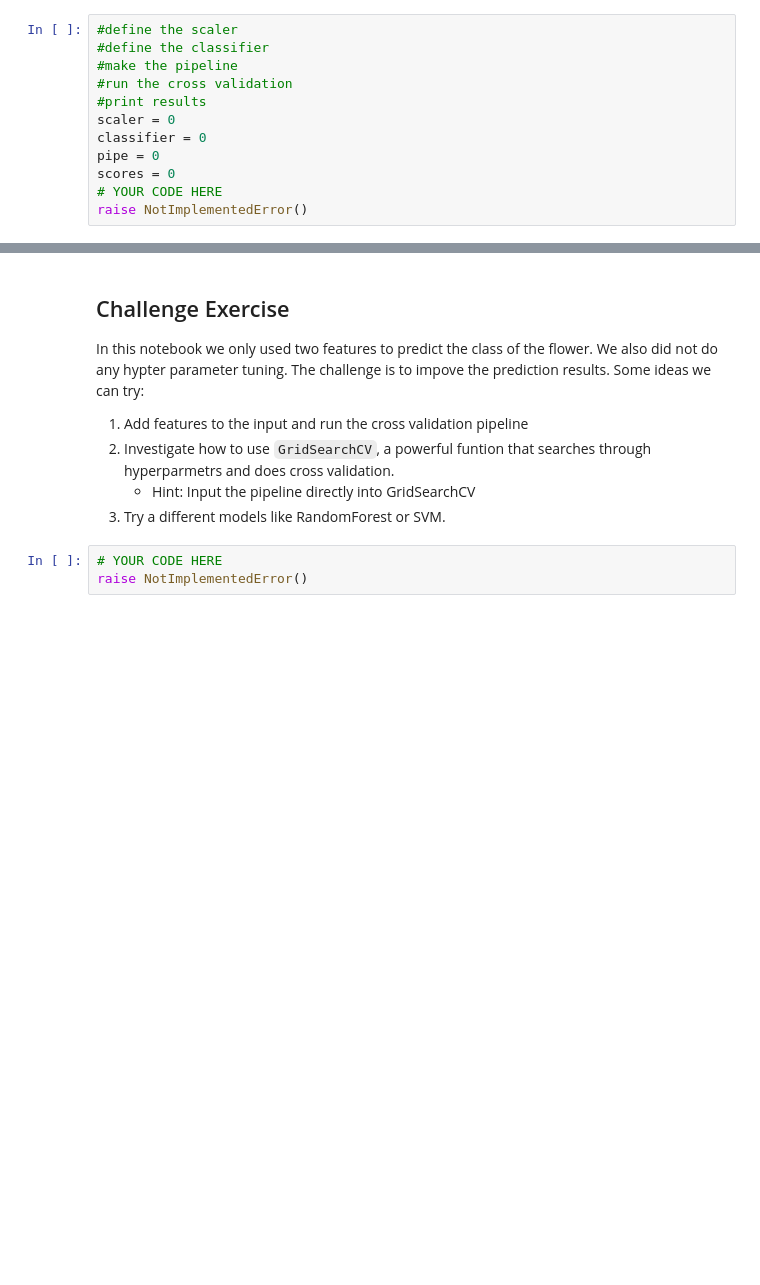
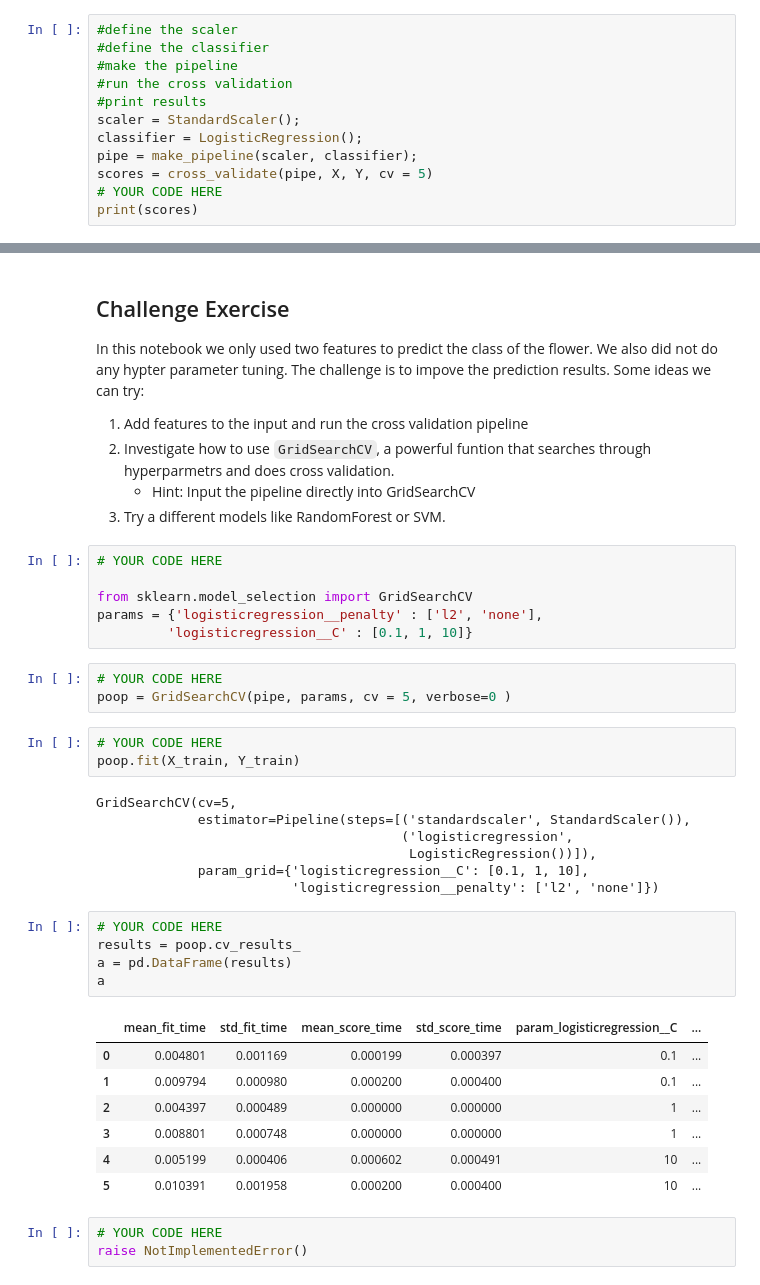
Before and after one commit to mateozor/ai_may21, a Jupyter notebook: 3. Machine Learning/01. Intro_to_ML/exercises/ml1.ipynb, the cells around one changed output, grey strips where cells are left out. Drawn from its saved outputs; the diff is of its cells as text; blank space fills up the shorter version.

````diff
--- a/3. Machine Learning/01. Intro_to_ML/exercises/ml1.ipynb
+++ b/3. Machine Learning/01. Intro_to_ML/exercises/ml1.ipynb
@@ -353,9 +376,9 @@ The solution is to use SKLearn's pipeline class. A pipeline is an object that wi
 #make the pipeline
 #run the cross validation
 #print results
-scaler = 0
-classifier = 0
-pipe = 0
-scores = 0
+scaler = StandardScaler();
+classifier = LogisticRegression();
+pipe = make_pipeline(scaler, classifier);
+scores = cross_validate(pipe, X, Y, cv = 5)
 # YOUR CODE HERE
-raise NotImplementedError()
+print(scores)
@@ -373,6 +398,38 @@ In this notebook we only used two features to predict the class of the flower. W
 2. Investigate how to use ```GridSearchCV```, a powerful funtion that searches through hyperparmetrs and does cross validation.
     - Hint: Input the pipeline directly into GridSearchCV
 3. Try a different models like RandomForest or SVM.
+# %%
+# YOUR CODE HERE
+
+from sklearn.model_selection import GridSearchCV
+params = {'logisticregression__penalty' : ['l2', 'none'],
+         'logisticregression__C' : [0.1, 1, 10]}
+# %%
+# YOUR CODE HERE
+poop = GridSearchCV(pipe, params, cv = 5, verbose=0 )
+# %%
+# YOUR CODE HERE
+poop.fit(X_train, Y_train)
+# %% [output]
+GridSearchCV(cv=5,
+             estimator=Pipeline(steps=[('standardscaler', StandardScaler()),
+                                       ('logisticregression',
+                                        LogisticRegression())]),
+             param_grid={'logisticregression__C': [0.1, 1, 10],
+                         'logisticregression__penalty': ['l2', 'none']})
+# %%
+# YOUR CODE HERE
+results = poop.cv_results_
+a = pd.DataFrame(results)
+a
+# %% [output]
+|  | mean_fit_time | std_fit_time | mean_score_time | std_score_time | param_logisticregression__C | ... |
+| 0 | 0.004801 | 0.001169 | 0.000199 | 0.000397 | 0.1 | ... |
+| 1 | 0.009794 | 0.000980 | 0.000200 | 0.000400 | 0.1 | ... |
+| 2 | 0.004397 | 0.000489 | 0.000000 | 0.000000 | 1 | ... |
+| 3 | 0.008801 | 0.000748 | 0.000000 | 0.000000 | 1 | ... |
+| 4 | 0.005199 | 0.000406 | 0.000602 | 0.000491 | 10 | ... |
+| 5 | 0.010391 | 0.001958 | 0.000200 | 0.000400 | 10 | ... |
 # %%
 # YOUR CODE HERE
 raise NotImplementedError()
````
Also changed, not shown: parts of 15 cells of this notebook, 4 other files.
